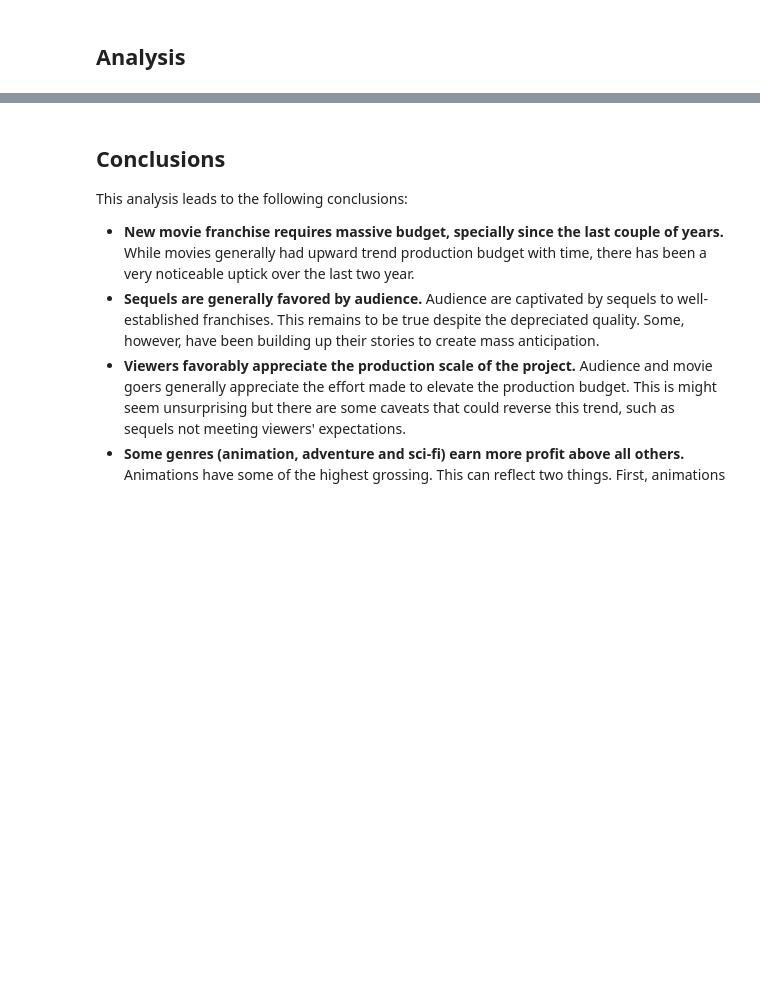
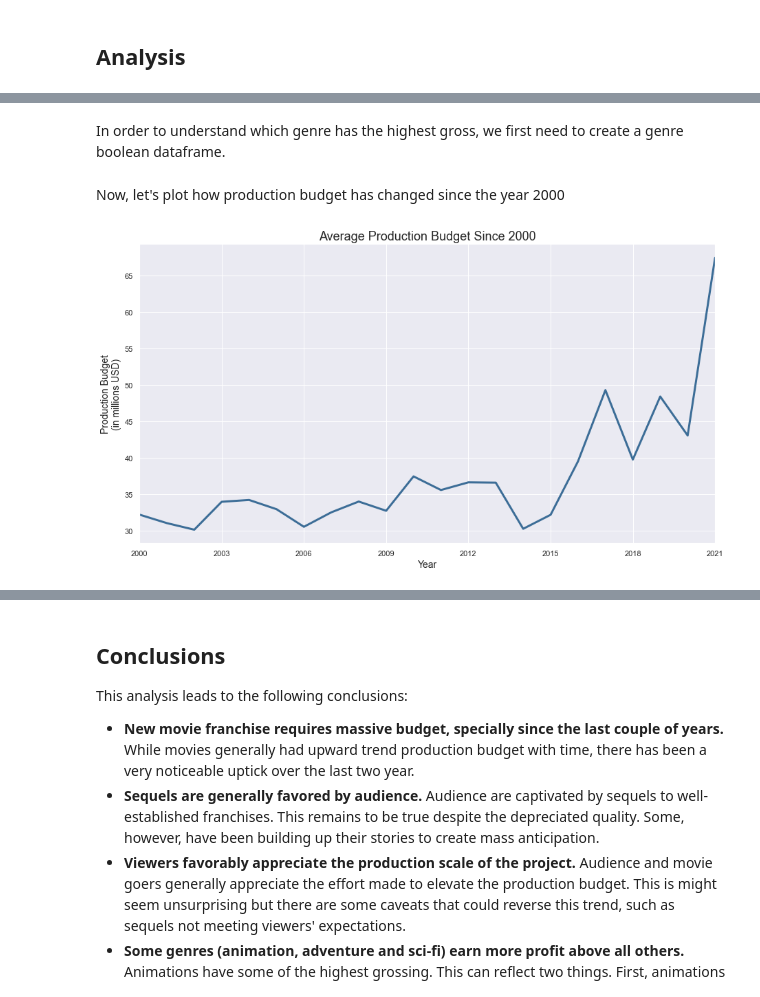
Before and after one commit to afanta-fi/Microsoft_in_The_Movie_Business, a Jupyter notebook: Microsoft_movie_business.ipynb, the cells around one changed output, grey strips where cells are left out. Cells and saved outputs as stored; diff of their text form; code cells hidden in the pictures; blank space fills up the shorter version.

```diff
--- a/Microsoft_movie_business.ipynb
+++ b/Microsoft_movie_business.ipynb
@@ -64,5 +675,2 @@ Next several steps were taken to make sure that the right movie was matched. The
 # %% [markdown]
 The cleaned data should look like this:
-# %%
-movies_df = pd.read_csv("zippedData/movies.csv.gz",compression='gzip', encoding='utf-8')
-movies_df.head(3)
@@ -110,0 +728,23 @@ from collections import Counter
+# %%
+#Plot for the top 10 movie budgets
+#Set image size
+sns.set(rc={"figure.figsize":(15, 6)})
+#Top 10 expensive movies to make
+df = movies_df.sort_values('production_budget',ascending=False)[:10]
+df['production_budget'] = df['production_budget']/1e6
+ax = sns.barplot(x='movie',
+            y='production_budget',
+            data=df[['movie','production_budget']],
+            color="#3C6D97")
+ax.set_xlabel('Movies',fontsize=14)
+ax.set_ylabel('Production Budget\n(in millions USD)',fontsize=14)
+ax.set_title('Top 10 expensive movies',fontsize=18);
+labels = ax.axes.get_xticklabels()
+# fix the labels
+for v in labels:
+    text = v.get_text()
+    text = '\n'.join(wrap(text,15))
+    v.set_text(text)
+# set the new labels
+ax.axes.set_xticklabels(labels);
+plt.savefig('images/top_10_expensive.png')
@@ -110,0 +753,2 @@ from collections import Counter
+# %% [markdown]
+In order to understand which genre has the highest gross, we first need to create a genre boolean dataframe.
@@ -110,0 +782,23 @@ from collections import Counter
+# %% [markdown]
+Now, let's plot how production budget has changed since the year 2000
+# %%
+#Movies with release year
+sns.set(rc={"figure.figsize":(15, 8)})
+#Eliminate Unknows
+movies_rel = movies_df[movies_df['startYear']!='Unknown']
+#Aggregate by year
+movie_trends = movies_rel.groupby('startYear')['production_budget'].agg(['mean'])
+movie_trends = movie_trends.reset_index()
+#Choose movies released after 2000
+movie_trends = movie_trends[movie_trends['startYear']>=2000]
+#Show values in millions
+movie_trends['mean'] = movie_trends['mean']/1e6
+ax = sns.lineplot(data=movie_trends, x='startYear',y='mean',color="#3C6D97",linewidth = 3)
+ax.set_xlabel('Year',fontsize=14)
+ax.set_ylabel('Production Budget\n(in millions USD)',fontsize=14)
+ax.set_title('Average Production Budget Since 2000',fontsize=18);
+ax.set(xlim=(2000,2021))
+ax.set_xticks(range(2000,2022,3))
+plt.savefig('images/budget_by_year.png')
+# %% [output]
+[figure, added]
```
Also changed, not shown: parts of 92 cells of this notebook, 2 other files.
